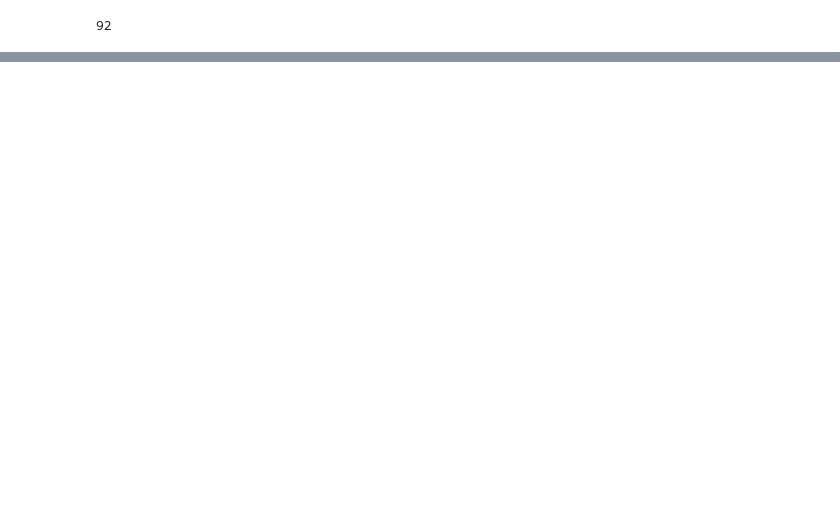
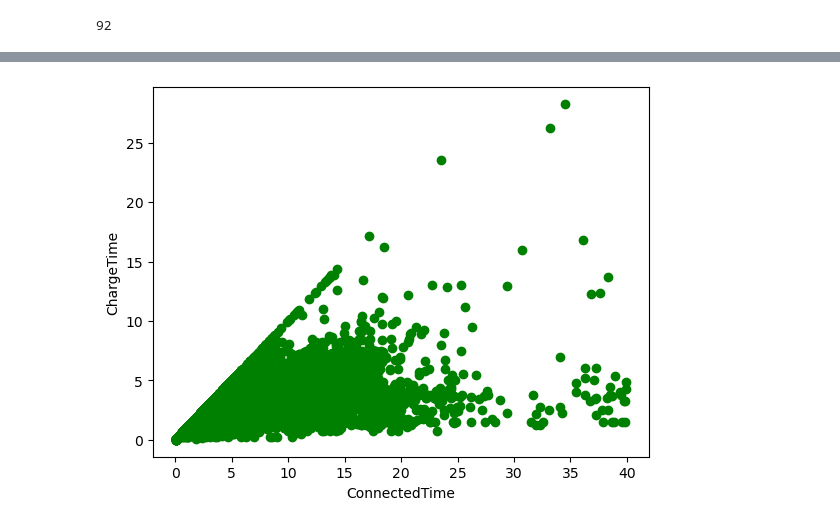
Before and after one commit to Stemt/DS-groep-6, a Jupyter notebook: Case-3/case_3.ipynb, the cells around one changed output, grey strips where cells are left out. Saved outputs shown, nothing was run; the diff lists cells and outputs as text; code cells hidden in the pictures; blank space fills up the shorter version.

```diff
--- a/Case-3/case_3.ipynb
+++ b/Case-3/case_3.ipynb
@@ -58,0 +117,12 @@ len(client.get_metadata("m9d7-ebf2")['columns'])
+# %%
+# Foute data wordt gefiltered
+def dropinvalid_leap(Datum):
+    try:
+        pd.to_datetime(Datum)
+        return False
+    except:
+        print(Datum)
+        return True
+
+laadpaal_cleaned = laadpaal[~laadpaal['Started'].apply(dropinvalid_leap)]
+laadpaal_cleaned = laadpaal_cleaned[~laadpaal_cleaned['Ended'].apply(dropinvalid_leap)]
@@ -58,0 +132,8 @@ len(client.get_metadata("m9d7-ebf2")['columns'])
+# %%
+laadpaal_cleaned['Started'] = pd.to_datetime(laadpaal_cleaned['Started'])
+laadpaal_cleaned['Ended'] = pd.to_datetime(laadpaal_cleaned['Ended'])
+
+# Tijdverschil tussen 'Started' en 'Ended'
+laadpaal_cleaned['TotalTime'] = (laadpaal_cleaned['Ended'] - laadpaal_cleaned['Started']) / pd.Timedelta(hours=1)
+
+laadpaal_cleaned.head(100)
@@ -58,0 +156,5 @@ len(client.get_metadata("m9d7-ebf2")['columns'])
+# %%
+# Toevoegen kolom AvgPower (W)
+laadpaal_cleaned['AvgPower'] = (laadpaal_cleaned['TotalEnergy'] / laadpaal_cleaned['ChargeTime'])
+
+laadpaal_cleaned.head(100)
@@ -58,0 +200,12 @@ len(client.get_metadata("m9d7-ebf2")['columns'])
+# %%
+# Filteren op laadsessies waarbij ChargeTime > 0 uur is en  <= 40
+laadpaal_cleaned = laadpaal_cleaned[(laadpaal_cleaned["ChargeTime"] > 0) & (laadpaal_cleaned["ChargeTime"] <= 48) & (laadpaal_cleaned["ConnectedTime"] <= 40)]
+# %%
+# Scatter plot maken van ChargeTime vs ConnectedTime
+plt.scatter(laadpaal_cleaned['ConnectedTime'], laadpaal_cleaned["ChargeTime"], color='green')
+plt.xlabel('ConnectedTime')
+plt.ylabel('ChargeTime')
+plt.show()
+#We zien geen bepaalde gekke outliers of waardes
+# %% [output]
+[figure, added]
```
Also changed, not shown: parts of 32 cells of this notebook, 2 other files.
